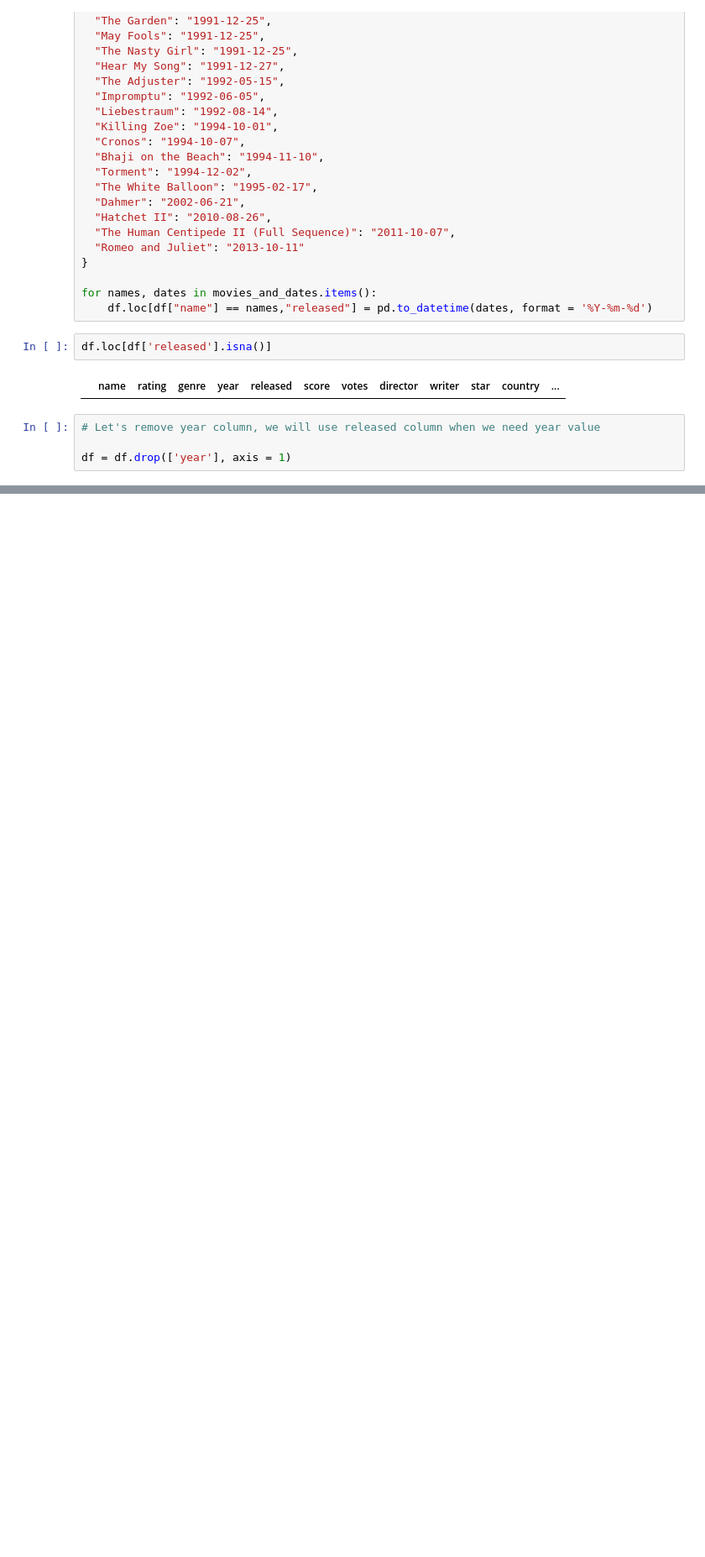
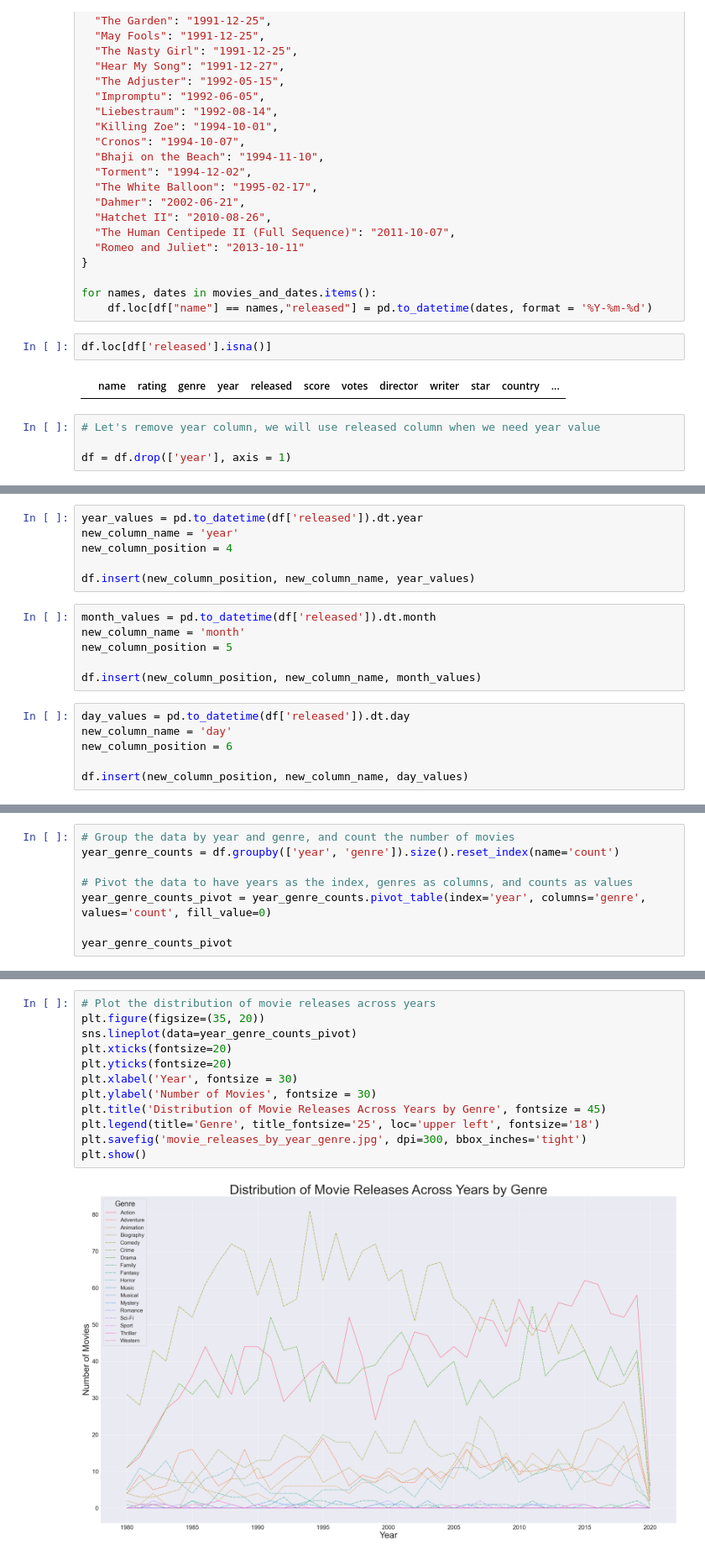
Before and after one commit to gururaser/film-analysis-project, a Jupyter notebook: film-analysis.ipynb, the cells around one changed output, grey strips where cells are left out. Shown at 84% size. Saved outputs shown, nothing was run; the diff lists cells and outputs as text; blank space fills up the shorter version.

```diff
--- a/film-analysis.ipynb
+++ b/film-analysis.ipynb
@@ -600,0 +460,18 @@ plt.show()
+# %%
+year_values = pd.to_datetime(df['released']).dt.year
+new_column_name = 'year'
+new_column_position = 4
+
+df.insert(new_column_position, new_column_name, year_values)
+# %%
+month_values = pd.to_datetime(df['released']).dt.month
+new_column_name = 'month'
+new_column_position = 5
+
+df.insert(new_column_position, new_column_name, month_values)
+# %%
+day_values = pd.to_datetime(df['released']).dt.day
+new_column_name = 'day'
+new_column_position = 6
+
+df.insert(new_column_position, new_column_name, day_values)
@@ -600,0 +634,8 @@ plt.show()
+# %%
+# Group the data by year and genre, and count the number of movies
+year_genre_counts = df.groupby(['year', 'genre']).size().reset_index(name='count')
+
+# Pivot the data to have years as the index, genres as columns, and counts as values
+year_genre_counts_pivot = year_genre_counts.pivot_table(index='year', columns='genre', values='count', fill_value=0)
+
+year_genre_counts_pivot
@@ -600,0 +661,14 @@ plt.show()
+# %%
+# Plot the distribution of movie releases across years
+plt.figure(figsize=(35, 20))
+sns.lineplot(data=year_genre_counts_pivot)
+plt.xticks(fontsize=20)
+plt.yticks(fontsize=20)
+plt.xlabel('Year', fontsize = 30)
+plt.ylabel('Number of Movies', fontsize = 30)
+plt.title('Distribution of Movie Releases Across Years by Genre', fontsize = 45)
+plt.legend(title='Genre', title_fontsize='25', loc='upper left', fontsize='18')
+plt.savefig('movie_releases_by_year_genre.jpg', dpi=300, bbox_inches='tight')
+plt.show()
+# %% [output]
+[figure, added]
```
Also changed, not shown: parts of 30 cells of this notebook.
